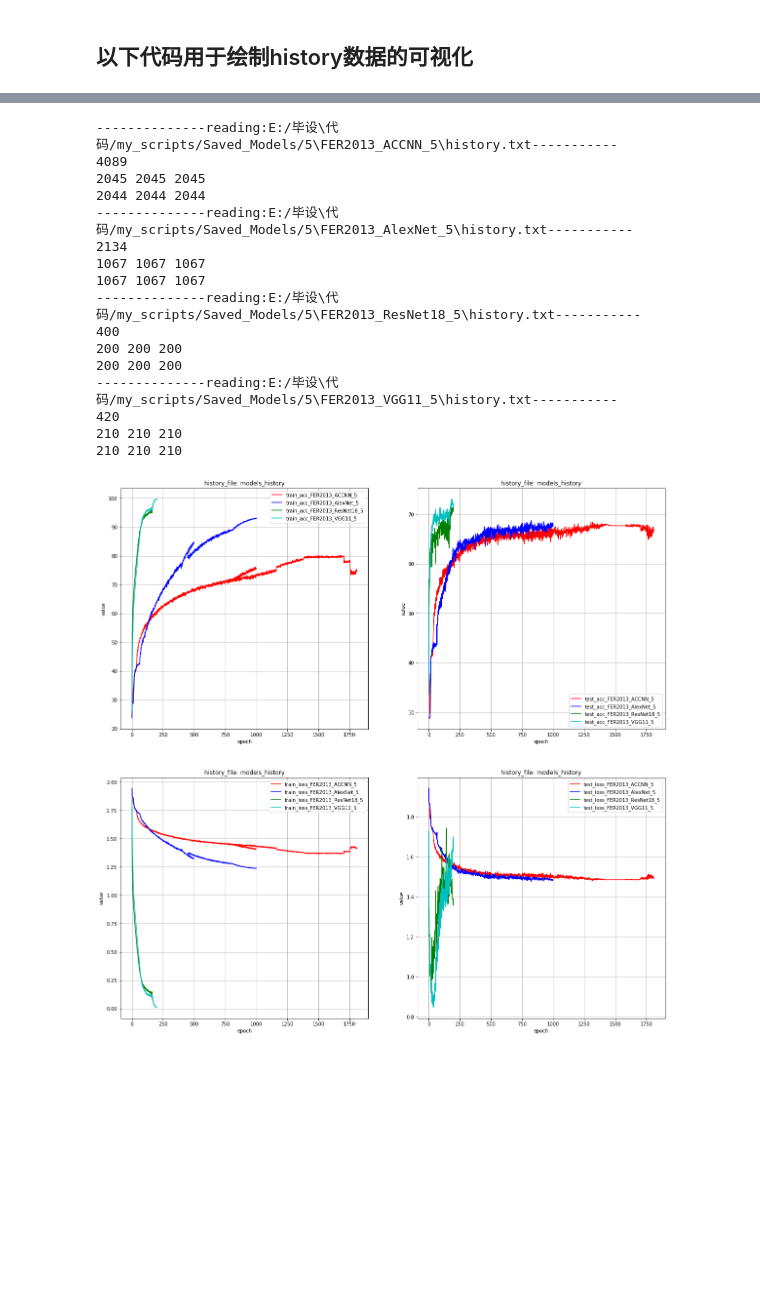
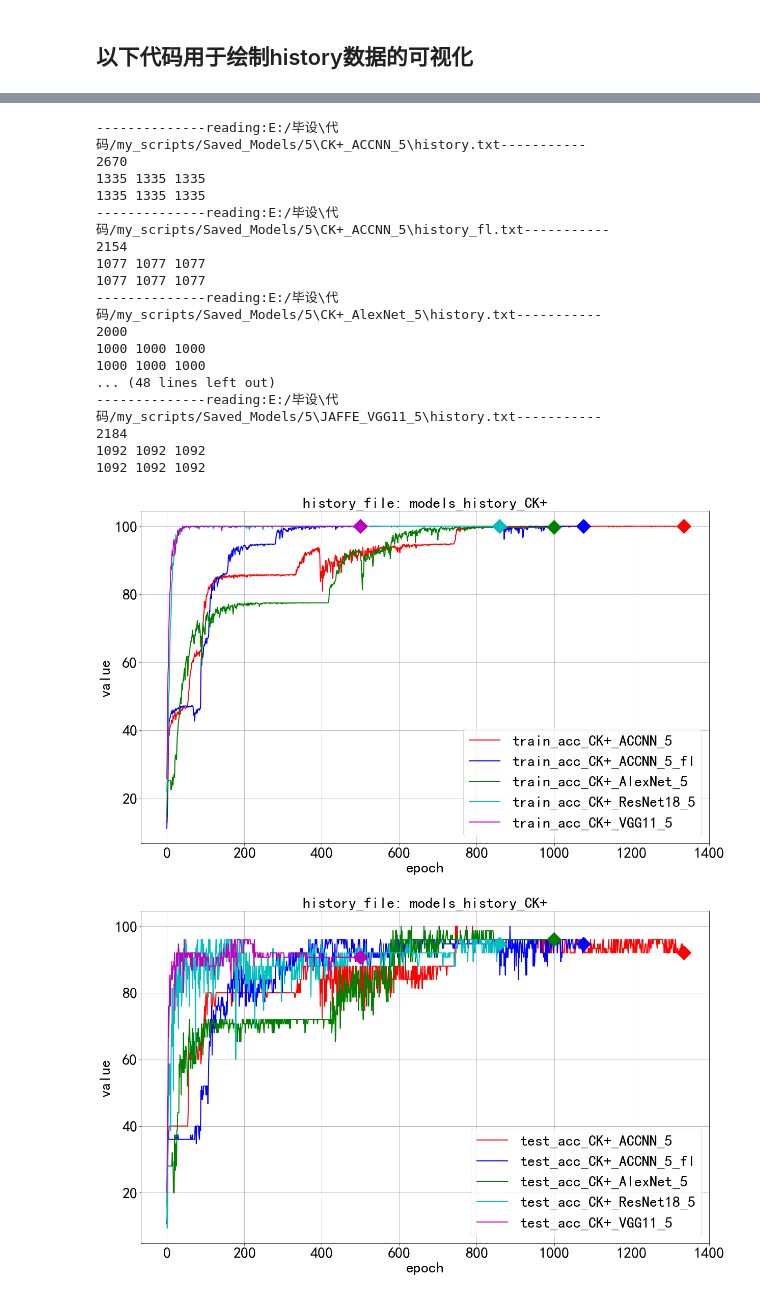
Before and after one commit to Chaunhewie/FER-based-on-Pytorch, a Jupyter notebook: trained_model_results.ipynb, the cells around one changed output, grey strips where cells are left out. Saved outputs shown, nothing was run; the diff lists cells and outputs as text; code cells hidden in the pictures; blank space fills up the shorter version.

```diff
--- a/trained_model_results.ipynb
+++ b/trained_model_results.ipynb
@@ -479,30 +509,41 @@ for model in models_dir:
 # %%
 # 绘制不同模型的训练情况
 models_dir = os.listdir(pre_path)
 history_file_name = "history.txt"
+history_fl_file_name = "history_fl.txt"
 saved_name = "models_history"
-data = []
+data = {'CK+': [], 'FER2013': [], 'JAFFE': []}
 for model in models_dir:
     file_path = os.path.join(pre_path, model, history_file_name)
+    dataset = model.split("_")[0]
     if os.path.exists(file_path):
         train_epoch, train_acc, train_loss, test_epoch, test_acc, test_loss = read_hisroty_file(file_path)
-        data.append([train_epoch, train_acc, train_loss, test_epoch, test_acc, test_loss, model])
-draw_history(saved_name, data)
+        data[dataset].append([train_epoch, train_acc, train_loss, test_epoch, test_acc, test_loss, model])
+
+    file_path = os.path.join(pre_path, model, history_fl_file_name)
+    dataset = model.split("_")[0]
+    if os.path.exists(file_path):
+        train_epoch, train_acc, train_loss, test_epoch, test_acc, test_loss = read_hisroty_file(file_path)
+        data[dataset].append([train_epoch, train_acc, train_loss, test_epoch, test_acc, test_loss, model+"_fl"])
+for dataset, d in data.items():
+    draw_history(saved_name+"_"+dataset, d)
 # %% [output]
---------------reading:E:/毕设\代码/my_scripts/Saved_Models/5\FER2013_ACCNN_5\history.txt-----------
-4089
-2045 2045 2045
-2044 2044 2044
---------------reading:E:/毕设\代码/my_scripts/Saved_Models/5\FER2013_AlexNet_5\history.txt-----------
-2134
-1067 1067 1067
-1067 1067 1067
---------------reading:E:/毕设\代码/my_scripts/Saved_Models/5\FER2013_ResNet18_5\history.txt-----------
-400
-200 200 200
-200 200 200
---------------reading:E:/毕设\代码/my_scripts/Saved_Models/5\FER2013_VGG11_5\history.txt-----------
-420
-210 210 210
-210 210 210
+--------------reading:E:/毕设\代码/my_scripts/Saved_Models/5\CK+_ACCNN_5\history.txt-----------
+2670
+1335 1335 1335
+1335 1335 1335
+--------------reading:E:/毕设\代码/my_scripts/Saved_Models/5\CK+_ACCNN_5\history_fl.txt-----------
+2154
+1077 1077 1077
+1077 1077 1077
+--------------reading:E:/毕设\代码/my_scripts/Saved_Models/5\CK+_AlexNet_5\history.txt-----------
+2000
+1000 1000 1000
+1000 1000 1000
+... (48 lines left out)
+--------------reading:E:/毕设\代码/my_scripts/Saved_Models/5\JAFFE_VGG11_5\history.txt-----------
+2184
+1092 1092 1092
+1092 1092 1092
-[figure, old version]
+[figure, new version]
+[figure, added]
```
Also changed, not shown: parts of 4 cells of this notebook, 6 other files.
